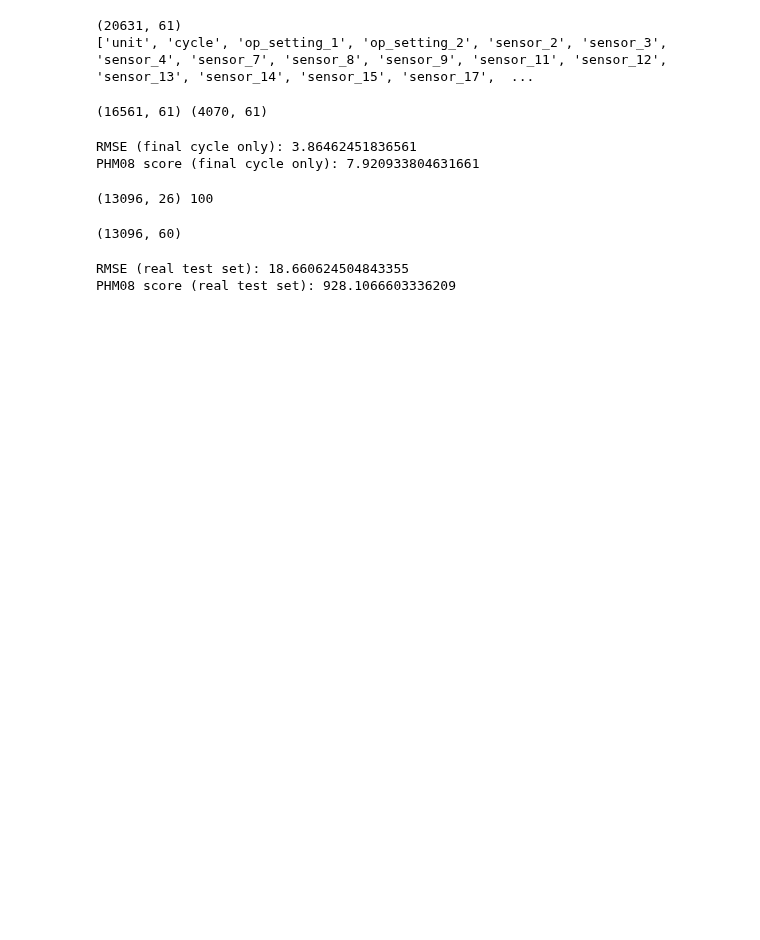
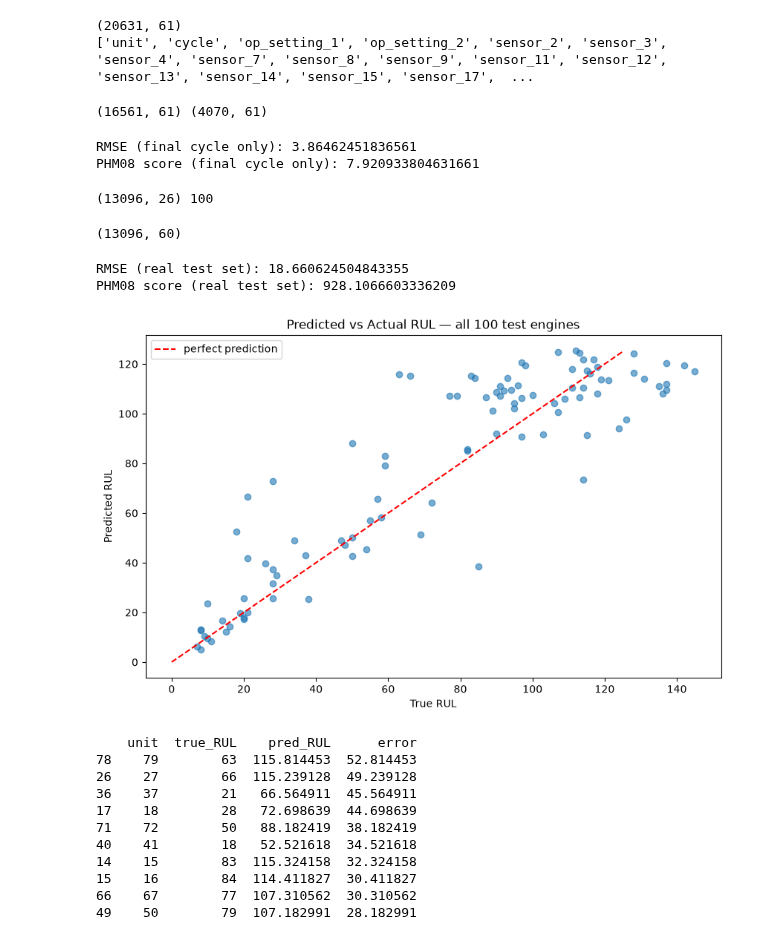
Before and after one commit to JohnBosely/goebel, a Jupyter notebook: notebooks/01_turbine_eda.ipynb, the cells around one changed output. Cells and saved outputs as stored; diff of their text form; code cells hidden in the pictures; blank space fills up the shorter version.

```diff
--- a/notebooks/01_turbine_eda.ipynb
+++ b/notebooks/01_turbine_eda.ipynb
@@ -245,3 +245,37 @@ print("PHM08 score (real test set):", phm08_score(true_rul, preds_real))
 # %% [output]
 RMSE (real test set): 18.660624504843355
 PHM08 score (real test set): 928.1066603336209
+# %%
+import matplotlib.pyplot as plt
+import pandas as pd
+
+results = pd.DataFrame({
+    "unit": last_rows["unit"].values,
+    "true_RUL": true_rul,
+    "pred_RUL": preds_real,
+})
+results["error"] = results["pred_RUL"] - results["true_RUL"]  # positive = late (dangerous), negative = early (safe)
+
+plt.figure(figsize=(10, 6))
+plt.scatter(results["true_RUL"], results["pred_RUL"], alpha=0.6)
+plt.plot([0, 125], [0, 125], "r--", label="perfect prediction")
+plt.xlabel("True RUL")
+plt.ylabel("Predicted RUL")
+plt.title("Predicted vs Actual RUL — all 100 test engines")
+plt.legend()
+plt.show()
+
+print(results.sort_values("error", ascending=False).head(10))  # worst late predictions
+# %% [output]
+[figure, added]
+    unit  true_RUL    pred_RUL      error
+78    79        63  115.814453  52.814453
+26    27        66  115.239128  49.239128
+36    37        21   66.564911  45.564911
+17    18        28   72.698639  44.698639
+71    72        50   88.182419  38.182419
+40    41        18   52.521618  34.521618
+14    15        83  115.324158  32.324158
+15    16        84  114.411827  30.411827
+66    67        77  107.310562  30.310562
+49    50        79  107.182991  28.182991
```
Also changed, not shown: parts of 30 cells of this notebook.
